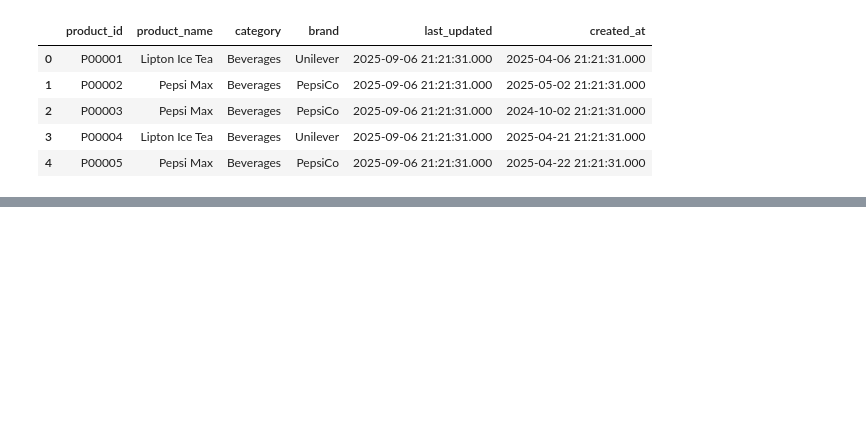
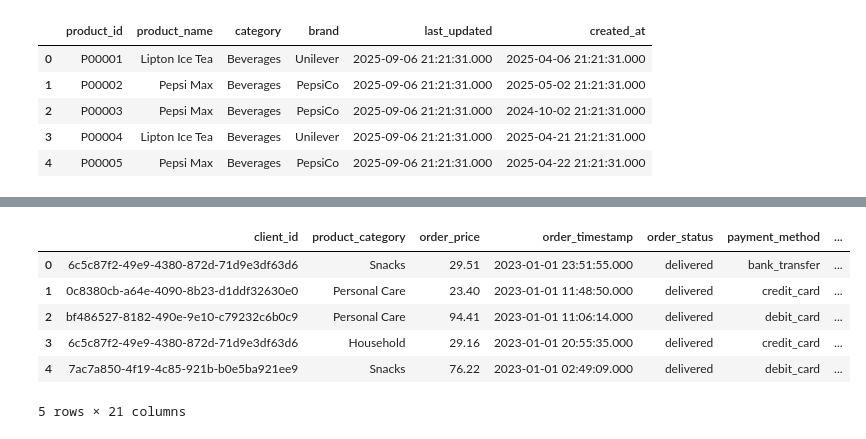
Before and after one commit to Tatuu56/Proyecto-gobierno-de-datos, a Jupyter notebook: main.ipynb, the cells around one changed output, grey strips where cells are left out. Saved outputs shown, nothing was run; the diff lists cells and outputs as text; code cells hidden in the pictures; blank space fills up the shorter version.

```diff
--- a/main.ipynb
+++ b/main.ipynb
@@ -34,11 +34,36 @@ df_products.head()
 | 3 | P00004 | Lipton Ice Tea | Beverages | Unilever | 2025-09-06 21:21:31.000 | 2025-04-21 21:21:31.000 |
 | 4 | P00005 | Pepsi Max | Beverages | PepsiCo | 2025-09-06 21:21:31.000 | 2025-04-22 21:21:31.000 |
 # %%
-# Combinar df_orders, df_clientes y df_products (merge simple y explícito)
-# Suponemos las columnas 'client_id' en orders & clients, y 'product_id' en orders & products
-# Merge orders + clients por client_id
-df_merged = df_orders.merge(df_clientes, on='client_id', how='left', suffixes=('_order','_client'))
-# Merge con products por product_id
-df_merged = df_merged.merge(df_products, on='product_id', how='left', suffixes=('','_product'))
-# Mostrar resultado
+# Combinar df_orders, df_clientes y df_products
+# Buscamos automáticamente claves comunes (client / product) y realizamos LEFT JOINs
+def find_common_key(a, b, candidates):
+    for c in candidates:
+        if c in a.columns and c in b.columns:
+            return c
+    common = set(a.columns).intersection(b.columns)
+    if common:
+        # retornamos la primera coincidencia detectada
+        return list(common)[0]
+    return None
+
+client_candidates = ['client_id','clientId','cliente_id','clienteId','id_cliente','idCliente','customer_id','customerId']
+product_candidates = ['product_id','productId','producto_id','productoId','id_producto','idProducto']
+
+# Detectar clave para unir orders con clientes
+key_client = find_common_key(df_orders, df_clientes, client_candidates)
+print('client key used:', key_client)
+if key_client is None:
+    raise ValueError('No common client key found between orders and clients')
+
+df_merged = df_orders.merge(df_clientes, how='left', left_on=key_client, right_on=key_client, suffixes=('_order','_client'))
+
+# Detectar clave para unir con productos
+key_product = find_common_key(df_merged, df_products, product_candidates)
+print('product key used:', key_product)
+if key_product is None:
+    raise ValueError('No common product key found between merged orders+clients and products')
+
+df_merged = df_merged.merge(df_products, how='left', left_on=key_product, right_on=key_product, suffixes=('','_product'))
+
+# Resultado final
 df_merged.head()
@@ -44,0 +100,11 @@ df_merged.head()
+# %%
+df_merged = df_merged.drop(['order_id', 'product_id', 'category', 'email', 'document_type', 'document_number', 'last_name', 'first_name'], axis=1)
+df_merged.head()
+# %% [output]
+|  | client_id | product_category | order_price | order_timestamp | order_status | payment_method | ... |
+| 0 | 6c5c87f2-49e9-4380-872d-71d9e3df63d6 | Snacks | 29.51 | 2023-01-01 23:51:55.000 | delivered | bank_transfer | ... |
+| 1 | 0c8380cb-a64e-4090-8b23-d1ddf32630e0 | Personal Care | 23.40 | 2023-01-01 11:48:50.000 | delivered | credit_card | ... |
+| 2 | bf486527-8182-490e-9e10-c79232c6b0c9 | Personal Care | 94.41 | 2023-01-01 11:06:14.000 | delivered | debit_card | ... |
+| 3 | 6c5c87f2-49e9-4380-872d-71d9e3df63d6 | Household | 29.16 | 2023-01-01 20:55:35.000 | delivered | credit_card | ... |
+| 4 | 7ac7a850-4f19-4c85-921b-b0e5ba921ee9 | Snacks | 76.22 | 2023-01-01 02:49:09.000 | delivered | debit_card | ... |
+5 rows × 21 columns
```
Also changed, not shown: parts of 10 cells of this notebook.
